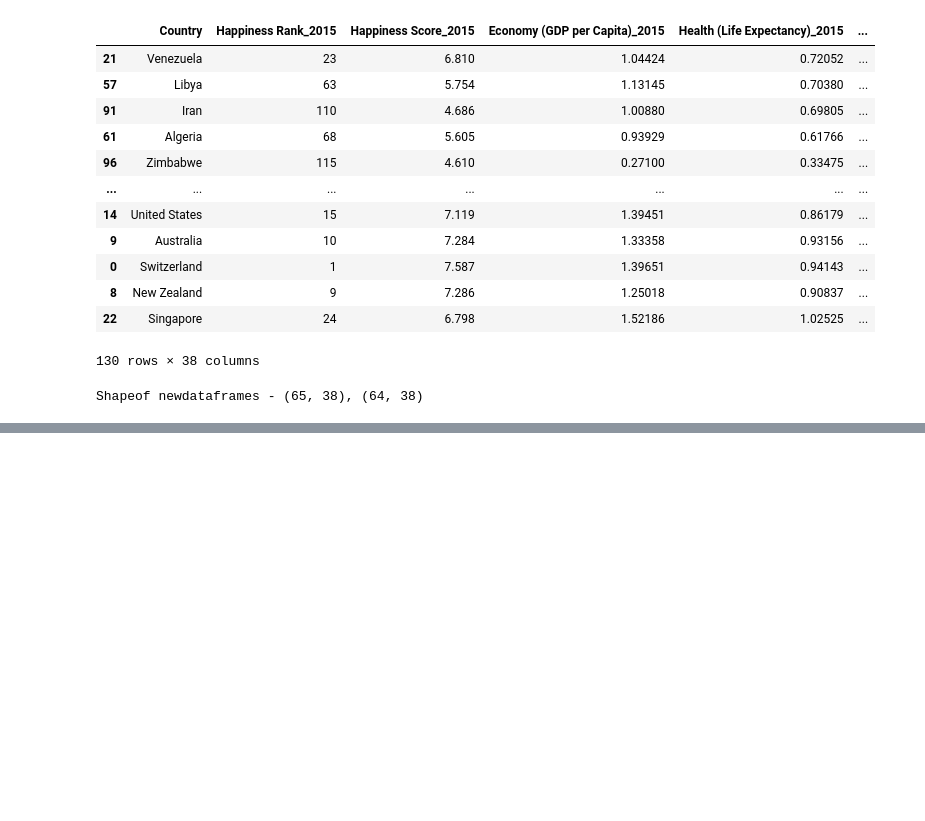
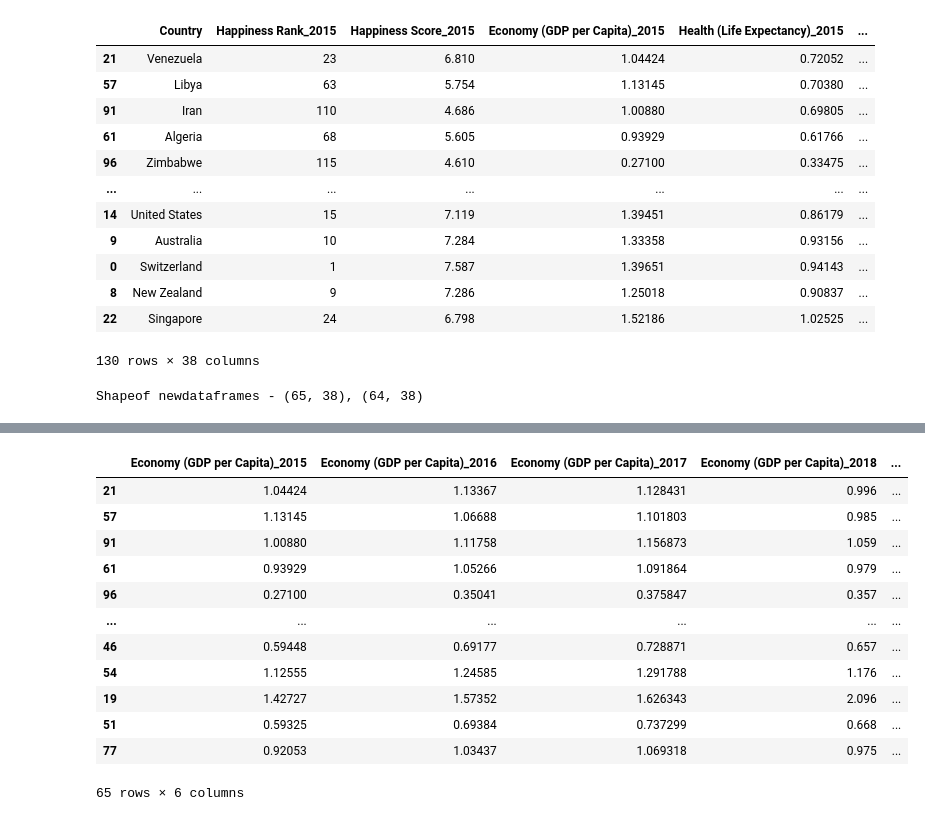
Before and after one commit to RachelNewberry/World_Happeniess_Project_1, a Jupyter notebook: world_happiness_versus_economic_freedom .ipynb, the cells around one changed output, grey strips where cells are left out. Saved outputs shown, nothing was run; the diff lists cells and outputs as text; code cells hidden in the pictures; blank space fills up the shorter version.

```diff
--- a/world_happiness_versus_economic_freedom .ipynb
+++ b/world_happiness_versus_economic_freedom .ipynb
@@ -359,0 +439,16 @@ Shapeof newdataframes - (65, 38), (64, 38)
+# %%
+low_df.loc[:,low_df.columns.str.contains(r"Economy \(GDP per Capita\)")]
+# %% [output]
+|  | Economy (GDP per Capita)_2015 | Economy (GDP per Capita)_2016 | Economy (GDP per Capita)_2017 | Economy (GDP per Capita)_2018 | ... |
+| 21 | 1.04424 | 1.13367 | 1.128431 | 0.996 | ... |
+| 57 | 1.13145 | 1.06688 | 1.101803 | 0.985 | ... |
+| 91 | 1.00880 | 1.11758 | 1.156873 | 1.059 | ... |
+| 61 | 0.93929 | 1.05266 | 1.091864 | 0.979 | ... |
+| 96 | 0.27100 | 0.35041 | 0.375847 | 0.357 | ... |
+| ... | ... | ... | ... | ... | ... |
+| 46 | 0.59448 | 0.69177 | 0.728871 | 0.657 | ... |
+| 54 | 1.12555 | 1.24585 | 1.291788 | 1.176 | ... |
+| 19 | 1.42727 | 1.57352 | 1.626343 | 2.096 | ... |
+| 51 | 0.59325 | 0.69384 | 0.737299 | 0.668 | ... |
+| 77 | 0.92053 | 1.03437 | 1.069318 | 0.975 | ... |
+65 rows × 6 columns
```
Also changed, not shown: parts of 13 cells of this notebook, 2 other files.
